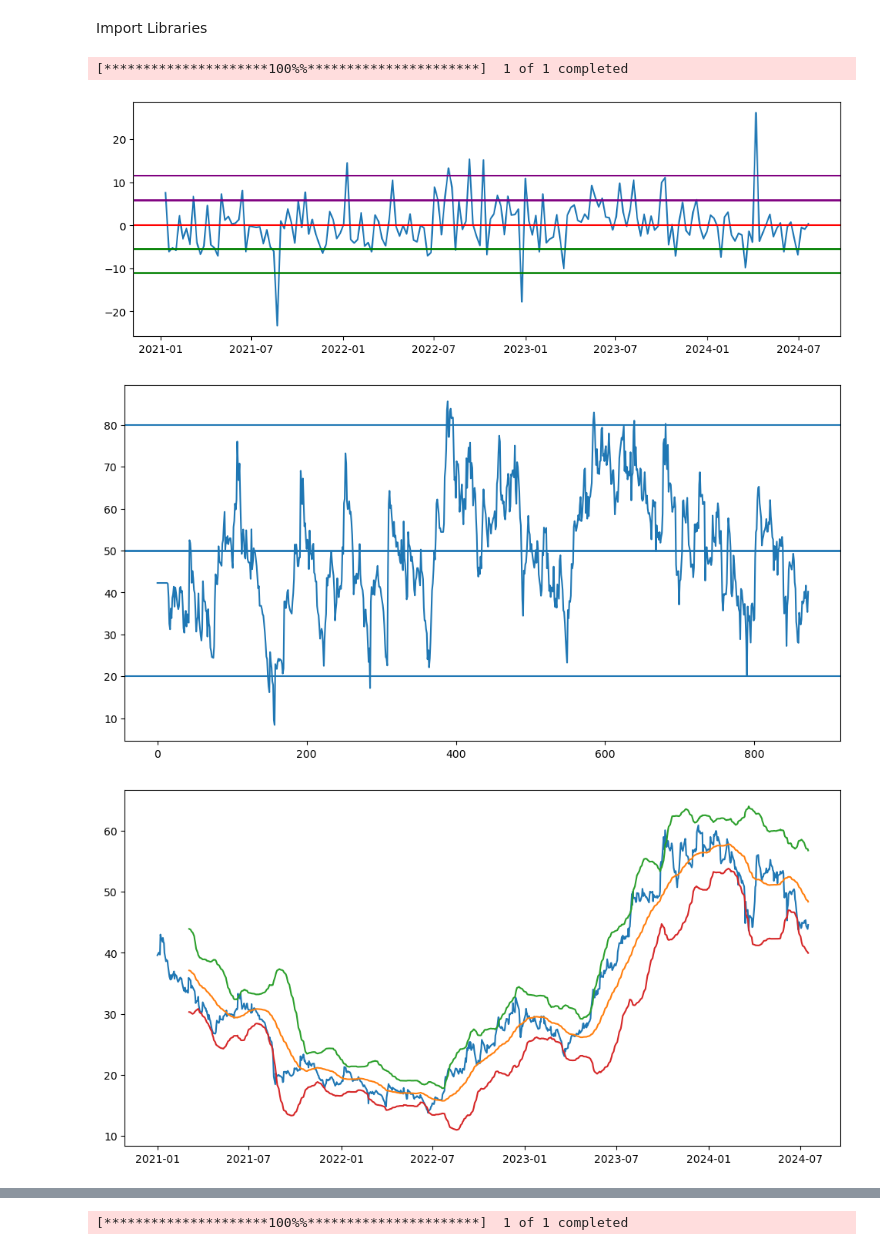
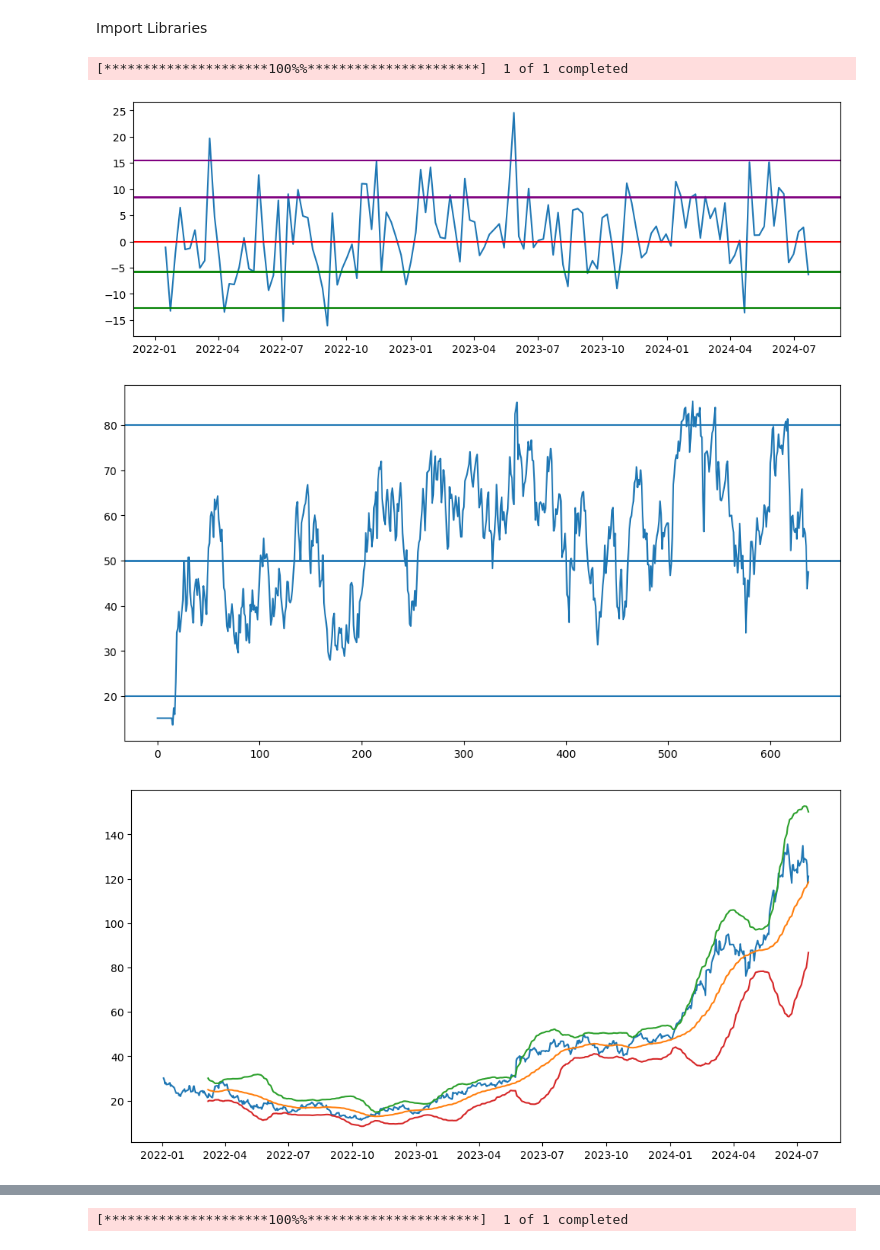
Before and after one commit to isouravsharma/Fin, a Jupyter notebook: Ticker-automate_V2.ipynb, the cells around one changed output, grey strips where cells are left out. Drawn from its saved outputs; the diff is of its cells as text; code cells hidden in the pictures.

```diff
--- a/Ticker-automate_V2.ipynb
+++ b/Ticker-automate_V2.ipynb
@@ -11,18 +11,18 @@ import plotly.graph_objects as go
 from PIL import Image
 # %%
 # List of stock
-tickers = ['UJJIVANSFB.NS']
+tickers = ['NVDA']
 for stock in tickers:
     # Ticker = "ICICIBANK.NS"
-    start_date = "2021-01-01"
+    start_date = "2022-01-01"
     end_date = "2024-12-31"
     download_data = yf.download(tickers= stock, start=start_date, end=end_date)
     data = pd.DataFrame(download_data['Close'])
     return_final_output(data,stock)
     # plt.savefig(f"../top_50/{stock}.png")
     save_outcome_image(stock)
 # %% [output]
 [*********************100%%**********************]  1 of 1 completed
-[figure, old version]
+[figure, new version]
-[figure, old version]
+[figure, new version]
-[figure, old version]
+[figure, new version]
```
Also changed, not shown: parts of 14 cells of this notebook, 1 other file.
